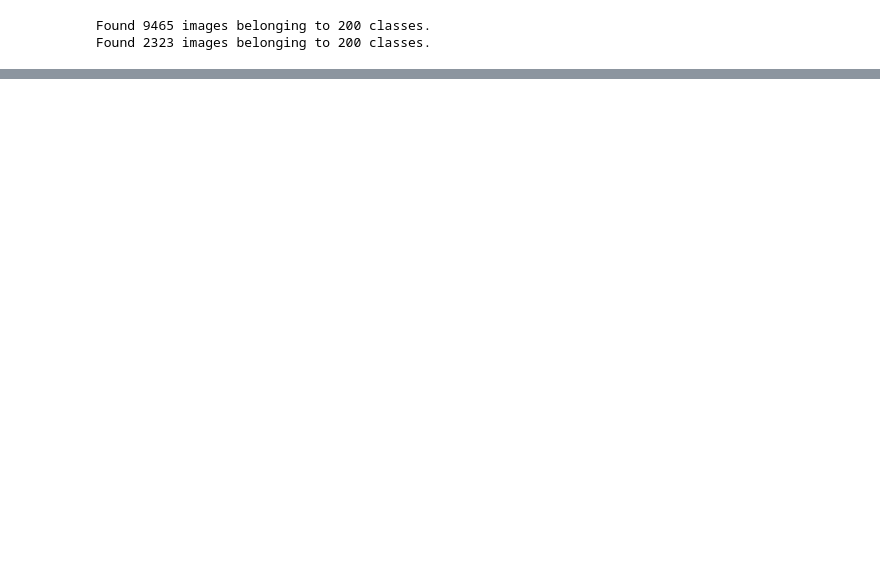
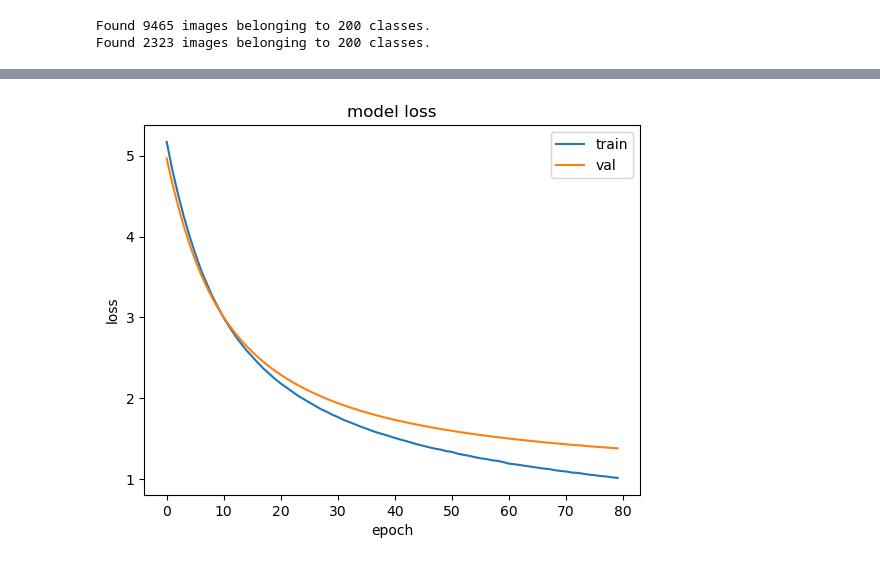
Before and after one commit to charlescoult/fungi, a Jupyter notebook: model/xc_cub_2_00.ipynb, the cells around one changed output, grey strips where cells are left out. Saved outputs shown, nothing was run; the diff lists cells and outputs as text; code cells hidden in the pictures; blank space fills up the shorter version.

```diff
--- a/model/xc_cub_2_00.ipynb
+++ b/model/xc_cub_2_00.ipynb
@@ -3,0 +42,2 @@ from tensorflow.keras.preprocessing.image import ImageDataGenerator
+# %%
+epochs = 80
@@ -42,8 +115,12 @@ model.layers[0].trainable = False
 # %%
 %%time
 model.compile(
-    optimizer='Adam',
-    loss='categorical_crossentropy',
-    metrics=['accuracy'],
+    optimizer=optimizer,
+    loss=loss,
+    metrics=[
+        'accuracy',
+        tf.keras.metrics.TopKCategoricalAccuracy(k=3, name="Top3"),
+        tf.keras.metrics.TopKCategoricalAccuracy(k=10, name="Top10"),
+    ],
 )
 # %% [output]
@@ -53,19 +132,23 @@ Wall time: 3.47 ms
 %%time
 history = model.fit(
     train_gen,
-    epochs=100,
+    epochs=epochs,
     validation_data=validation_gen,
     callbacks=[
-        tf.keras.callbacks.EarlyStopping(
-            monitor='val_accuracy',
-            patience=5,
-            min_delta=0.001,
-            mode='max',
-        ),
-        tf.keras.callbacks.ModelCheckpoint(
-            filepath='checkpoints3',
-            save_weights_only=True,
-        ),
+        tf.keras.callbacks.TensorBoard(
+            log_dir = tb_log_dir,
+            histogram_freq=1,
+        )
+        #tf.keras.callbacks.EarlyStopping(
+        #    monitor='val_accuracy',
+        #    patience=5,
+        #    min_delta=0.001,
+        #    mode='max',
+        #),
+        #tf.keras.callbacks.ModelCheckpoint(
+        ##    filepath='checkpoints3',
+        #    save_weights_only=True,
+        #),
     ]
 )
 # %% [output]
@@ -95,10 +192,12 @@ model.save(f'model.{os.uname()[1]}.003')
 # %%
 from matplotlib import pyplot as plt
 
 plt.plot(history.history['loss'])
 plt.plot(history.history['val_loss'])
-plt.title('model accuracy')
-plt.ylabel('accuracy')
+plt.title('model loss')
+plt.ylabel('loss')
 plt.xlabel('epoch')
-plt.legend(['train', 'val'], loc='upper left')
+plt.legend(['train', 'val'], loc='upper right')
 plt.show()
+# %% [output]
+[figure, added]
```
Also changed, not shown: parts of 21 cells of this notebook, 3 other files.
